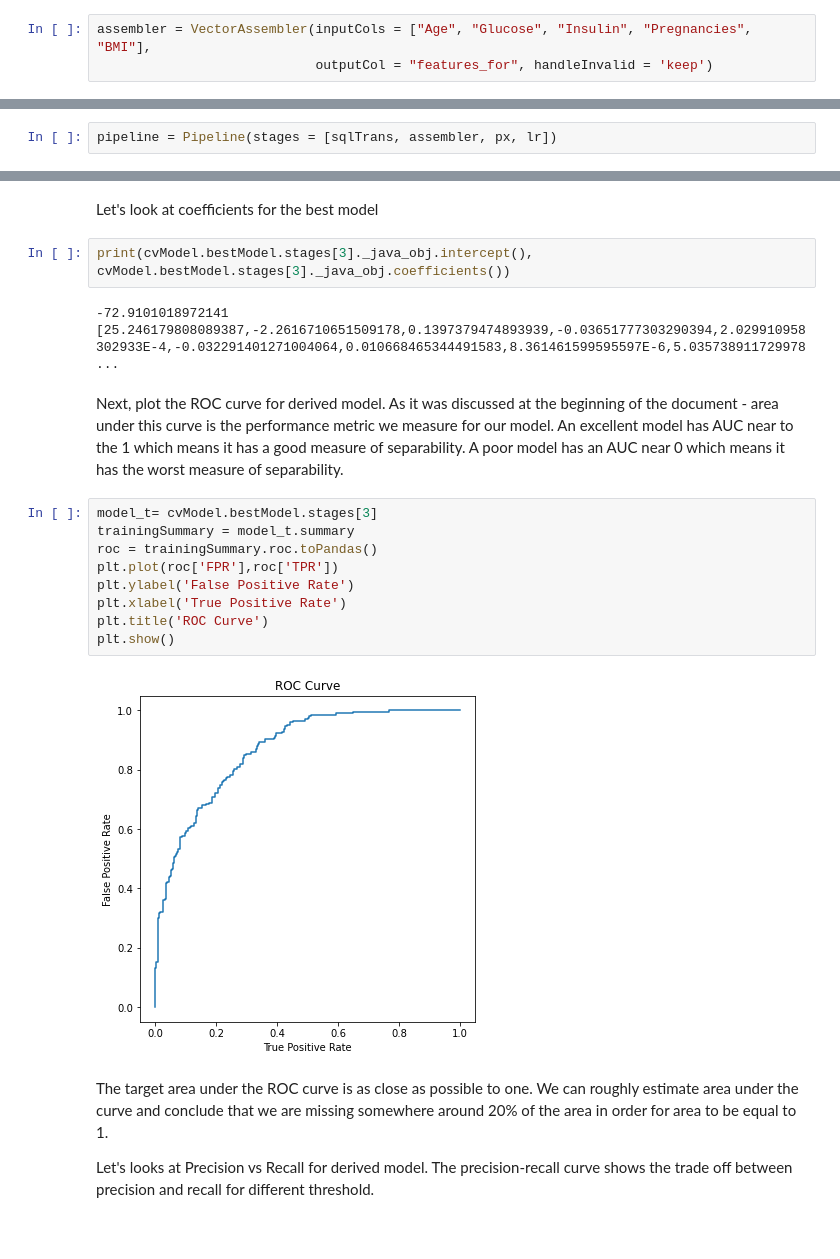
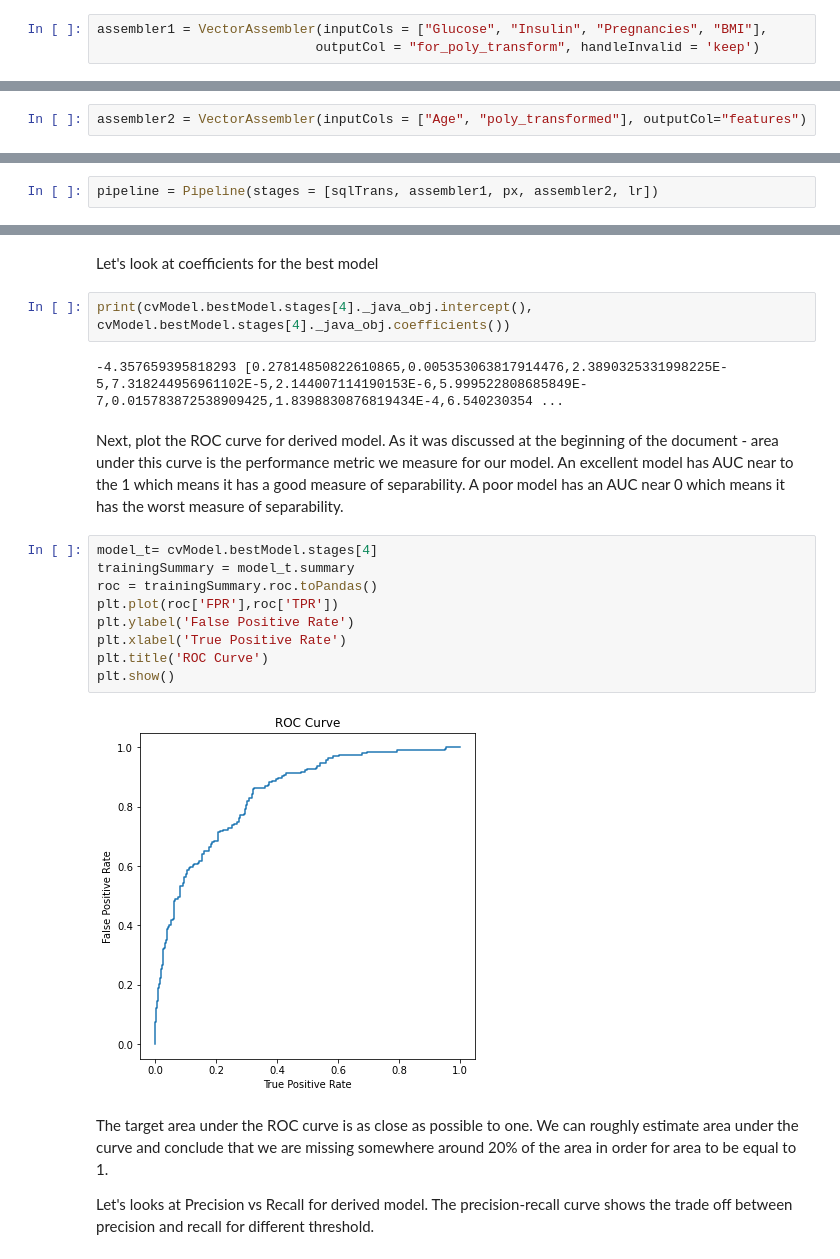
Before and after one commit to peshekhodko/FinalProject, a Jupyter notebook: FinalProject.ipynb, the cells around one changed output, grey strips where cells are left out. Saved outputs shown, nothing was run; the diff lists cells and outputs as text; blank space fills up the shorter version.

Commit message:
First model updated and new html exported

```diff
--- a/FinalProject.ipynb
+++ b/FinalProject.ipynb
@@ -491,4 +499,4 @@ With `VectorAssemler` assemble all selected columns into single column.
 # %%
-assembler = VectorAssembler(inputCols = ["Age", "Glucose", "Insulin", "Pregnancies", "BMI"],
-                            outputCol = "features_for", handleInvalid = 'keep')
+assembler1 = VectorAssembler(inputCols = ["Glucose", "Insulin", "Pregnancies", "BMI"],
+                            outputCol = "for_poly_transform", handleInvalid = 'keep')
 # %% [markdown]
@@ -498 +508,3 @@ px = PolynomialExpansion(degree=2, inputCol="features_for", outputCol="features"
+# %%
+assembler2 = VectorAssembler(inputCols = ["Age", "poly_transformed"], outputCol="features")
 # %% [markdown]
@@ -500,3 +512,3 @@ Set up pipeline with 4 stages.
 # %%
-pipeline = Pipeline(stages = [sqlTrans, assembler, px, lr])
+pipeline = Pipeline(stages = [sqlTrans, assembler1, px, assembler2, lr])
 # %% [markdown]
@@ -529,22 +541,22 @@ cvModel = crossval.fit(train)
 # %% [markdown]
 Let's look at coefficients for the best model
 # %%
-print(cvModel.bestModel.stages[3]._java_obj.intercept(), cvModel.bestModel.stages[3]._java_obj.coefficients())
+print(cvModel.bestModel.stages[4]._java_obj.intercept(), cvModel.bestModel.stages[4]._java_obj.coefficients())
 # %% [output]
--72.9101018972141 [25.246179808089387,-2.2616710651509178,0.1397379474893939,-0.03651777303290394,2.029910958302933E-4,-0.032291401271004064,0.010668465344491583,8.361461599595597E-6,5.035738911729978 ...
+-4.357659395818293 [0.27814850822610865,0.005353063817914476,2.3890325331998225E-5,7.318244956961102E-5,2.144007114190153E-6,5.999522808685849E-7,0.015783872538909425,1.8398830876819434E-4,6.540230354 ...
 # %% [markdown]
 Next, plot the ROC curve for derived model. As it was discussed at the beginning of the document - area under this curve is the performance metric we measure for our model. An excellent model has AUC near to the 1 which means it has a good measure of separability. A poor model has an AUC near 0 which means it has the worst measure of separability.
 # %%
-model_t= cvModel.bestModel.stages[3]
+model_t= cvModel.bestModel.stages[4]
 trainingSummary = model_t.summary
 roc = trainingSummary.roc.toPandas()
 plt.plot(roc['FPR'],roc['TPR'])
 plt.ylabel('False Positive Rate')
 plt.xlabel('True Positive Rate')
 plt.title('ROC Curve')
 plt.show()
 # %% [output]
-[figure, old version]
+[figure, new version]
 # %% [markdown]
 The target area under the ROC curve is as close as possible to one. We can roughly estimate area under the curve and conclude that we are missing somewhere around 20% of the area in order for area to be equal to 1.
 
```
Also changed, not shown: parts of 27 cells of this notebook, 1 other file.
